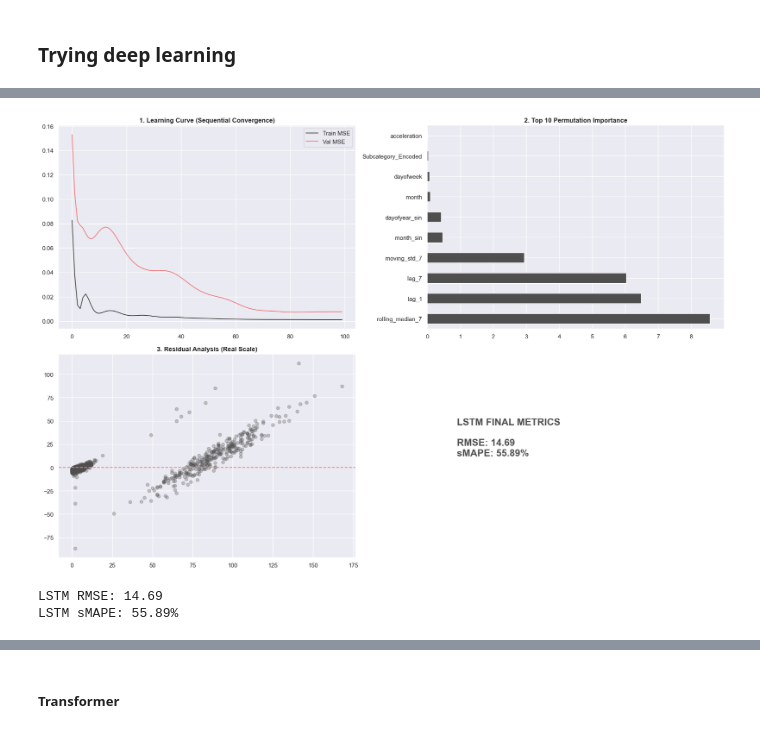
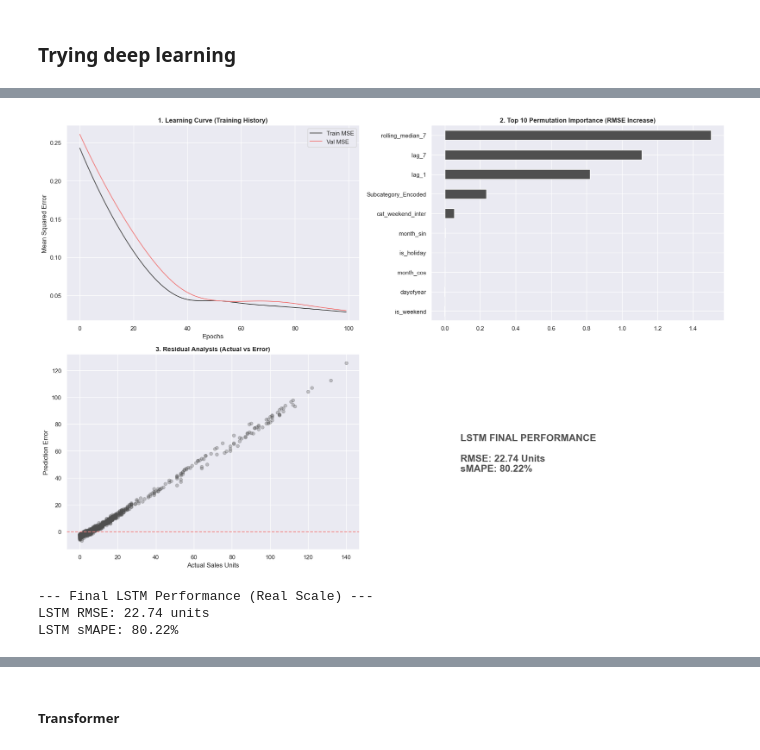
Before and after one commit to ethanhopkins101/adventure_works, a Jupyter notebook: notebooks/model_selection.ipynb, the cells around one changed output, grey strips where cells are left out. Drawn from its saved outputs; the diff is of its cells as text; code cells hidden in the pictures.

```diff
--- a/notebooks/model_selection.ipynb
+++ b/notebooks/model_selection.ipynb
@@ -884,68 +1044,97 @@ for epoch in range(100):
 # %%
 def get_permutation_importance(model, X_seq, y_actual_real, scaler_y, base_preds_real):
     model.eval()
+    # 1. Establish the 'Normal' performance baseline
     baseline_rmse = np.sqrt(mean_squared_error(y_actual_real, base_preds_real))
     importances = []
 
+    # 2. Iterate through every feature in the sequence
     for i in range(X_seq.shape[2]):
         X_temp = X_seq.clone()
-        # Shuffle feature 'i' across the batch to break the temporal signal
+
+        # 3. Destroy the signal for feature 'i' by shuffling it
+        # This keeps the values but breaks their relationship to the target
         X_temp[:, :, i] = X_temp[torch.randperm(X_temp.size(0)), :, i]
 
         with torch.no_grad():
+            # 4. Predict and Revert to Real Units
             p_scaled = model(X_temp).numpy()
-            p_real = scaler_y.inverse_transform(p_scaled)
+            p_log = scaler_y.inverse_transform(p_scaled)
+            p_real = np.expm1(p_log)
+
+            # 5. Measure the damage to accuracy
             shuffled_rmse = np.sqrt(mean_squared_error(y_actual_real, p_real))
+
+            # If error increases significantly, the feature is highly important
             importances.append(shuffled_rmse - baseline_rmse)
 
     return pd.Series(importances, index=X.columns).sort_values(ascending=False)
 # %%
-# 1. Generate Real-Scale Predictions
+# 1. Generate Synchronized Real-Scale Predictions
 best_lstm.eval()
 with torch.no_grad():
+    # Fresh forward pass
     preds_scaled = best_lstm(X_test_seq).numpy()
-    preds_real = scaler_y.inverse_transform(preds_scaled)
-    y_real = scaler_y.inverse_transform(y_test_seq.numpy())
+
+    # Step A: Reverse MinMaxScaler (Returns to Log Scale)
+    preds_log = scaler_y.inverse_transform(preds_scaled)
+    y_test_numpy = y_test_seq.numpy()
+    y_log_actual = scaler_y.inverse_transform(y_test_numpy)
+
+    # Step B: Reverse Log1p (Returns to Raw Units)
+    preds_real = np.expm1(preds_log)
+    y_real = np.expm1(y_log_actual)
+
+    # Calculate residuals (Error) for the plot
     residuals = y_real - preds_real
 
-# 2. Calculate Importance
+# 2. Calculate Importance (Using the synchronized real-scale values)
 feat_importance = get_permutation_importance(best_lstm, X_test_seq, y_real, scaler_y, preds_real)
 
-# 3. Plot Dashboard
+# 3. Update Dashboard
 fig, axes = plt.subplots(2, 2, figsize=(18, 12), facecolor='white')
 
-# Learning Curve
+# Subplot 1: Learning Curve
 axes[0, 0].plot(train_losses, label='Train MSE', color='#4F4F4F')
 axes[0, 0].plot(val_losses, label='Val MSE', color='#F08080')
-axes[0, 0].set_title("1. Learning Curve (Sequential Convergence)", fontweight='bold')
+axes[0, 0].set_title("1. Learning Curve (Training History)", fontweight='bold')
+axes[0, 0].set_xlabel("Epochs")
+axes[0, 0].set_ylabel("Mean Squared Error")
 axes[0, 0].legend()
 
-# Feature Importance
-feat_importance.head(10).plot(kind='barh', ax=axes[0, 1], color='#4F4F4F')
-axes[0, 1].set_title("2. Top 10 Permutation Importance", fontweight='bold')
+# Subplot 2: Feature Importance
+feat_importance.head(10).sort_values().plot(kind='barh', ax=axes[0, 1], color='#4F4F4F')
+axes[0, 1].set_title("2. Top 10 Permutation Importance (RMSE Increase)", fontweight='bold')
 
-# Residual Analysis
+# Subplot 3: Residual Analysis
 axes[1, 0].scatter(y_real, residuals, alpha=0.3, color='#4F4F4F')
 axes[1, 0].axhline(0, color='#F08080', linestyle='--')
-axes[1, 0].set_title("3. Residual Analysis (Real Scale)", fontweight='bold')
+axes[1, 0].set_title("3. Residual Analysis (Actual vs Error)", fontweight='bold')
+axes[1, 0].set_xlabel("Actual Sales Units")
+axes[1, 0].set_ylabel("Prediction Error")
 
-# Final Metrics
+# Subplot 4: Final Summary Metrics
+current_rmse = np.sqrt(mean_squared_error(y_real, preds_real))
+current_smape = calculate_smape(y_real, preds_real)
+
 axes[1, 1].axis('off')
-final_rmse = np.sqrt(mean_squared_error(y_real, preds_real))
-final_smape = calculate_smape(y_real, preds_real)
-axes[1, 1].text(0.1, 0.5, f"LSTM FINAL METRICS\n\nRMSE: {final_rmse:.2f}\nsMAPE: {final_smape:.2f}%",
+axes[1, 1].text(0.1, 0.4, f"LSTM FINAL PERFORMANCE\n\nRMSE: {current_rmse:.2f} Units\nsMAPE: {current_smape:.2f}%",
                 fontsize=18, fontweight='bold', color='#4F4F4F')
 
 plt.tight_layout()
 plt.show()
 # %% [output]
-[figure, old version]
+[figure, new version]
 # %%
+# Final evaluation on the original scale (Actual Units)
+# y_real and preds_real have been fully reversed (Un-Scaled and Un-Logged)
 lstm_rmse = np.sqrt(mean_squared_error(y_real, preds_real))
 lstm_smape = calculate_smape(y_real, preds_real)
 
-print(f"LSTM RMSE: {lstm_rmse:.2f}")
+print(f"--- Final LSTM Performance (Real Scale) ---")
+print(f"LSTM RMSE: {lstm_rmse:.2f} units")
 print(f"LSTM sMAPE: {lstm_smape:.2f}%")
 # %% [output]
-LSTM RMSE: 14.69
-LSTM sMAPE: 55.89%
+--- Final LSTM Performance (Real Scale) ---
+LSTM RMSE: 22.74 units
+LSTM sMAPE: 80.22%
```
Also changed, not shown: parts of 48 cells of this notebook, 34 other files.
